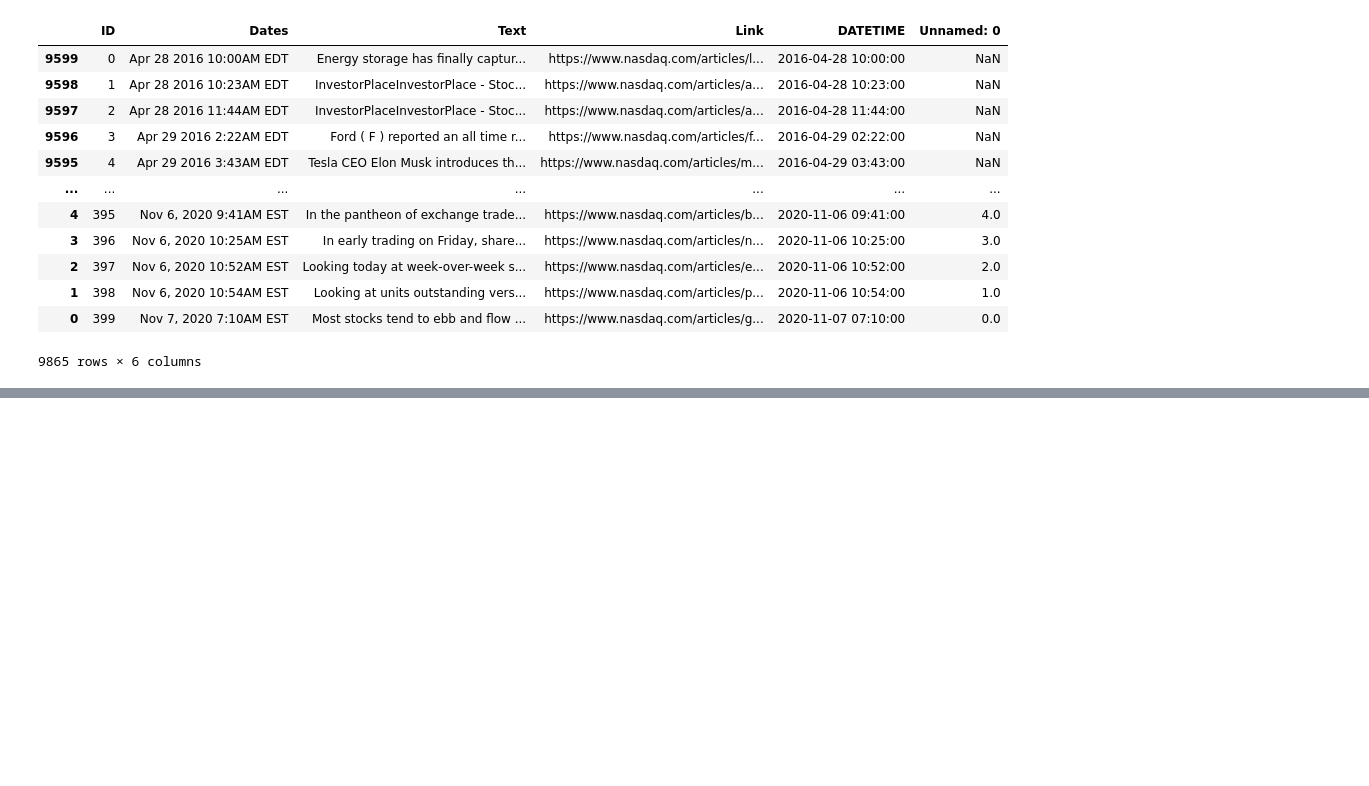
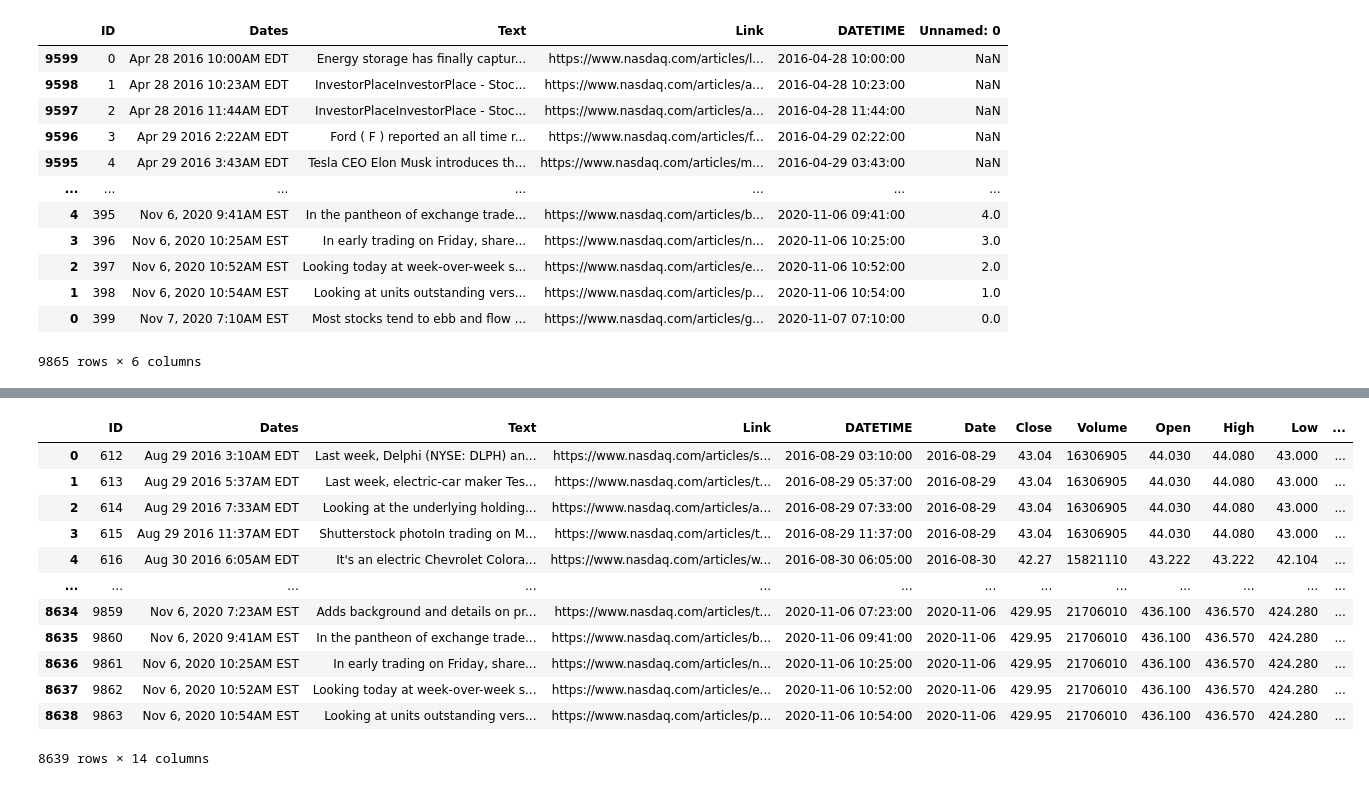
Before and after one commit to enesyuzak/getfinnews, a Jupyter notebook: preProcessNews.ipynb, the cells around one changed output, grey strips where cells are left out. Cells and saved outputs as stored; diff of their text form; code cells hidden in the pictures; blank space fills up the shorter version.

```diff
--- a/preProcessNews.ipynb
+++ b/preProcessNews.ipynb
@@ -731,0 +734,2 @@ df_news
+# %%
+df_news=pd.read_csv(r"files\TSLANews.csv")
@@ -731,0 +752,2 @@ df_news
+# %%
+df_prices=pd.read_csv(r"files\TSLAPrices.csv")
@@ -731,0 +770,2 @@ df_news
+# %%
+merged=pd.merge(df_news,df_prices,on=["Date"])
@@ -731,0 +799,16 @@ df_news
+# %%
+merged["Diff"]=merged["Close"]-merged["Open"]
+merged["Diff_Perc"]=merged["Diff"]/merged["Open"]
+merged.loc[merged['Diff'] < 0, 'Status'] = 0
+merged.loc[merged['Diff'] > 0, 'Status'] = 2
+merged.loc[merged['Diff'] == 0, 'Status'] = 1
+
+#-0.00142238  0.00388512
+margin_neg=-0.00142238
+margin_pos=0.00388512
+
+
+mask2 = (merged['Diff_Perc'] > margin_neg) & (merged['Diff_Perc'] <= margin_pos)
+merged.loc[mask2,"Diff_Perc"]=1
+merged.loc[mask2,"Status"]=1
+merged["Diff_Perc"].value_counts(sort=True)
@@ -731,0 +828,16 @@ df_news
+# %%
+merged
+# %% [output]
+|  | ID | Dates | Text | Link | DATETIME | Date | Close | Volume | Open | High | Low | ... |
+| 0 | 612 | Aug 29 2016 3:10AM EDT | Last week, Delphi (NYSE: DLPH) an... | https://www.nasdaq.com/articles/s... | 2016-08-29 03:10:00 | 2016-08-29 | 43.04 | 16306905 | 44.030 | 44.080 | 43.000 | ... |
+| 1 | 613 | Aug 29 2016 5:37AM EDT | Last week, electric-car maker Tes... | https://www.nasdaq.com/articles/t... | 2016-08-29 05:37:00 | 2016-08-29 | 43.04 | 16306905 | 44.030 | 44.080 | 43.000 | ... |
+| 2 | 614 | Aug 29 2016 7:33AM EDT | Looking at the underlying holding... | https://www.nasdaq.com/articles/a... | 2016-08-29 07:33:00 | 2016-08-29 | 43.04 | 16306905 | 44.030 | 44.080 | 43.000 | ... |
+| 3 | 615 | Aug 29 2016 11:37AM EDT | Shutterstock photoIn trading on M... | https://www.nasdaq.com/articles/t... | 2016-08-29 11:37:00 | 2016-08-29 | 43.04 | 16306905 | 44.030 | 44.080 | 43.000 | ... |
+| 4 | 616 | Aug 30 2016 6:05AM EDT | It's an electric Chevrolet Colora... | https://www.nasdaq.com/articles/w... | 2016-08-30 06:05:00 | 2016-08-30 | 42.27 | 15821110 | 43.222 | 43.222 | 42.104 | ... |
+| ... | ... | ... | ... | ... | ... | ... | ... | ... | ... | ... | ... | ... |
+| 8634 | 9859 | Nov 6, 2020 7:23AM EST | Adds background and details on pr... | https://www.nasdaq.com/articles/t... | 2020-11-06 07:23:00 | 2020-11-06 | 429.95 | 21706010 | 436.100 | 436.570 | 424.280 | ... |
+| 8635 | 9860 | Nov 6, 2020 9:41AM EST | In the pantheon of exchange trade... | https://www.nasdaq.com/articles/b... | 2020-11-06 09:41:00 | 2020-11-06 | 429.95 | 21706010 | 436.100 | 436.570 | 424.280 | ... |
+| 8636 | 9861 | Nov 6, 2020 10:25AM EST | In early trading on Friday, share... | https://www.nasdaq.com/articles/n... | 2020-11-06 10:25:00 | 2020-11-06 | 429.95 | 21706010 | 436.100 | 436.570 | 424.280 | ... |
+| 8637 | 9862 | Nov 6, 2020 10:52AM EST | Looking today at week-over-week s... | https://www.nasdaq.com/articles/e... | 2020-11-06 10:52:00 | 2020-11-06 | 429.95 | 21706010 | 436.100 | 436.570 | 424.280 | ... |
+| 8638 | 9863 | Nov 6, 2020 10:54AM EST | Looking at units outstanding vers... | https://www.nasdaq.com/articles/p... | 2020-11-06 10:54:00 | 2020-11-06 | 429.95 | 21706010 | 436.100 | 436.570 | 424.280 | ... |
+8639 rows × 14 columns
```
Also changed, not shown: parts of 8 cells of this notebook, 3 other files.
